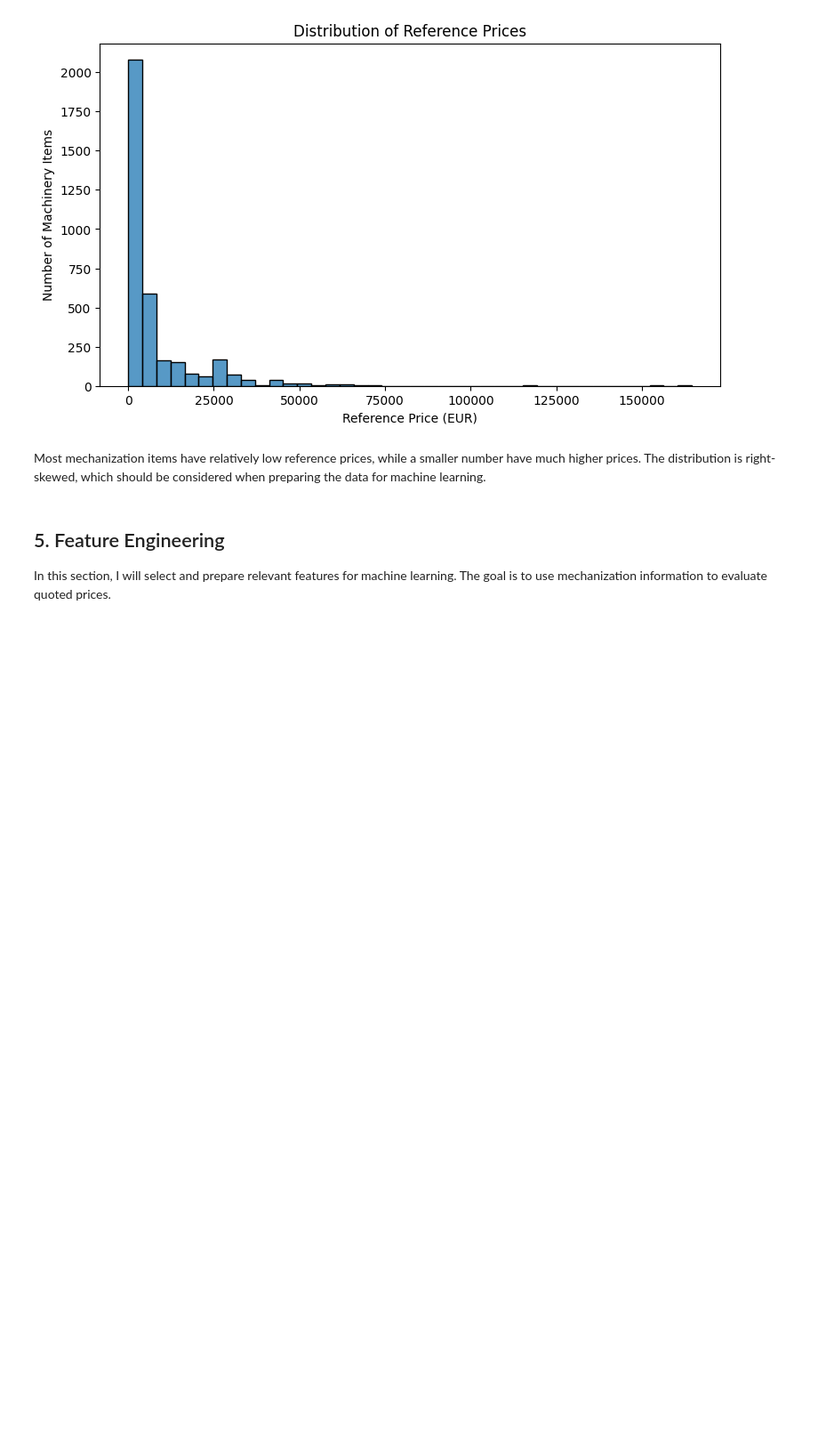
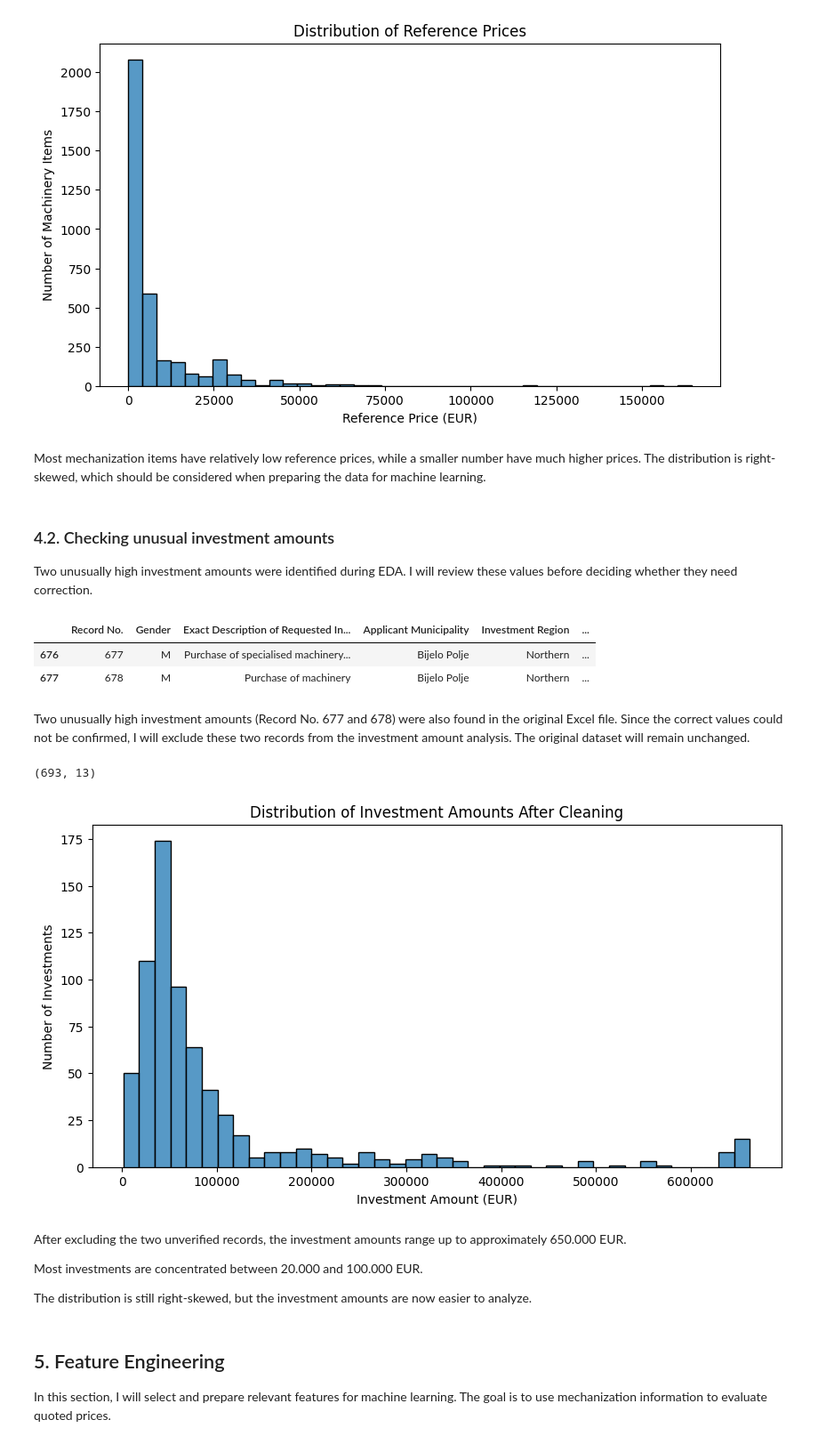
Before and after one commit to milatovicdanka90-maker/dsb_capstone, a Jupyter notebook: 01_EDA.ipynb, the cells around one changed output. Shown at 89% size. Saved outputs shown, nothing was run; the diff lists cells and outputs as text; code cells hidden in the pictures; blank space fills up the shorter version.

```diff
--- a/01_EDA.ipynb
+++ b/01_EDA.ipynb
@@ -727,6 +725,51 @@ plt.show()
 [figure]
 # %% [markdown]
 Most mechanization items have relatively low reference prices, while a smaller number have much higher prices. The distribution is right-skewed, which should be considered when preparing the data for machine learning.
+# %% [markdown]
+### 4.2. Checking unusual investment amounts
+
+Two unusually high investment amounts were identified during EDA. I will review these values before deciding whether they need correction.
+# %%
+# Review unusual investment amounts identified during EDA
+investments_clean = investments.copy()
+
+investments_clean[
+    investments_clean["Record No."].isin([677, 678])]
+# %% [output]
+|  | Record No. | Gender | Exact Description of Requested In... | Applicant Municipality | Investment Region | ... |
+| 676 | 677 | M | Purchase of specialised machinery... | Bijelo Polje | Northern | ... |
+| 677 | 678 | M | Purchase of machinery | Bijelo Polje | Northern | ... |
+# %% [markdown]
+Two unusually high investment amounts (Record No. 677 and 678) were also found in the original Excel file. Since the correct values could not be confirmed, I will exclude these two records from the investment amount analysis. The original dataset will remain unchanged.
+# %%
+# Excluding two unverified investment amounts
+investments_clean = investments_clean[
+    ~investments_clean["Record No."].isin([677, 678])].copy()
+
+investments_clean.shape
+# %% [output]
+(693, 13)
+# %%
+# Investment amount distribution after cleaning
+
+plt.figure(figsize=(10, 5))
+
+sns.histplot(
+    data=investments_clean,
+    x="Total Requested Investment (Excluding Ineligible Costs) (€)", bins=40)
+
+plt.title("Distribution of Investment Amounts After Cleaning")
+plt.xlabel("Investment Amount (EUR)")
+plt.ylabel("Number of Investments")
+plt.show()
+# %% [output]
+[figure, added]
+# %% [markdown]
+After excluding the two unverified records, the investment amounts range up to approximately 650.000 EUR.
+
+Most investments are concentrated between 20.000 and 100.000 EUR.
+
+The distribution is still right-skewed, but the investment amounts are now easier to analyze.
 # %% [markdown]
 ## 5. Feature Engineering
 
```
Also changed, not shown: parts of 14 cells of this notebook.
